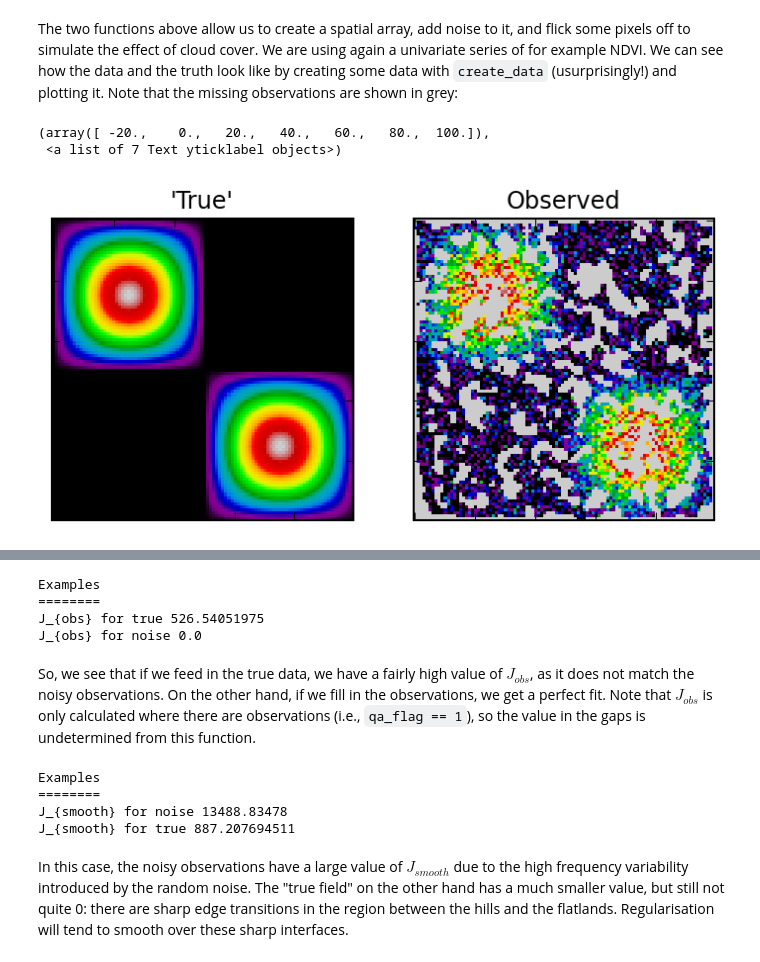
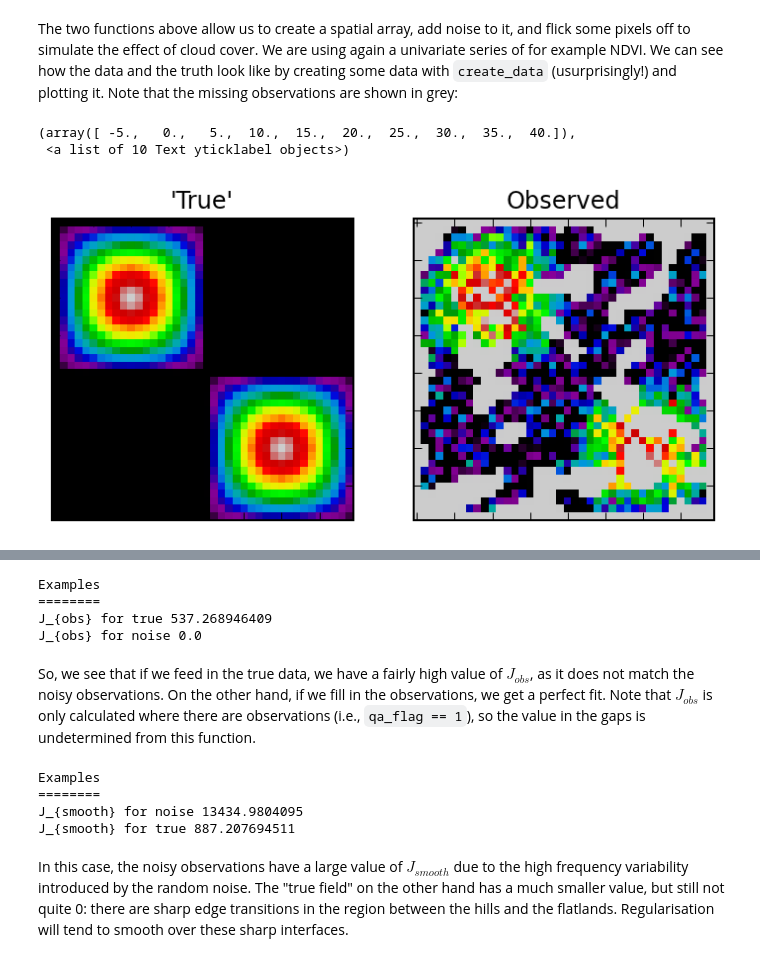
Before and after one commit to maxchernet/toy_eoldas, a Jupyter notebook: SpatialSmoothing.ipynb, the cells around one changed output, grey strips where cells are left out. Drawn from its saved outputs; the diff is of its cells as text; code cells hidden in the pictures.

```diff
--- a/SpatialSmoothing.ipynb
+++ b/SpatialSmoothing.ipynb
@@ -81,28 +84,28 @@ def create_data ( nr,nc,n_per=1, noise=0.15, obs_off=0.33, \
 # %% [markdown]
 The two functions above allow us to create a spatial array, add noise to it, and flick some pixels off to simulate the effect of cloud cover. We are using again a univariate series of for example NDVI. We can see how the data and the truth look like by creating some data with `create_data` (usurprisingly!) and plotting it. Note that the missing observations are shown in grey:
 # %%
-rows = 100
-cols = 100
+rows = 40
+cols = 40
 sigma_obs = 0.15
 rows, cols, ndvi_true, ndvi_obs, qa_flag = create_data ( rows, cols )
 
 cmap=plt.cm.spectral
 cmap.set_bad('0.8')
 plt.subplot ( 1,2,1 )
 plt.imshow ( ndvi_true, interpolation='nearest', vmin=0, vmax=1, cmap=cmap )
 plt.xticks(visible=False)
 plt.yticks(visible=False)
 plt.title("'True'")
 plt.subplot ( 1,2,2)
 plt.title("Observed")
 plt.imshow ( np.ma.array(ndvi_obs,mask=qa_flag==0), \
     interpolation='nearest', vmin=0, vmax=1, cmap=cmap )
 plt.xticks(visible=False)
 plt.yticks(visible=False)
 # %% [output]
-(array([ -20.,    0.,   20.,   40.,   60.,   80.,  100.]),
- <a list of 7 Text yticklabel objects>)
+(array([ -5.,   0.,   5.,  10.,  15.,  20.,  25.,  30.,  35.,  40.]),
+ <a list of 10 Text yticklabel objects>)
-[figure, old version]
+[figure, new version]
 # %% [markdown]
 From `NDVI_smooothing.ipynb`, we know what the assumptions are:
 
@@ -141,7 +144,7 @@ print "J_{obs} for noise",  fit_obs ( ndvi_obs, ndvi_obs, 0.15, qa_flag )[0]
 # %% [output]
 Examples
 ========
-J_{obs} for true 526.54051975
+J_{obs} for true 537.268946409
 J_{obs} for noise 0.0
 # %% [markdown]
 So, we see that if we feed in the true data, we have a fairly high value of $J_{obs}$, as it does not match the noisy observations. On the other hand, if we fill in the observations, we get a perfect fit. Note that $J_{obs}$ is only calculated where there are observations (i.e., `qa_flag == 1`), so the value in the gaps is undetermined from this function.
@@ -172,7 +175,7 @@ print "J_{smooth} for true",  fit_smoothness ( ndvi_true, .1 )[0]
 # %% [output]
 Examples
 ========
-J_{smooth} for noise 13488.83478
+J_{smooth} for noise 13434.9804095
 J_{smooth} for true 887.207694511
 # %% [markdown]
 In this case, the noisy observations have a large value of $J_{smooth}$ due to the high frequency variability introduced by the random noise. The "true field" on the other hand has a much smaller value, but still not quite 0: there are sharp edge transitions in the region between the hills and the flatlands. Regularisation will tend to smooth over these sharp interfaces.
```
Also changed, not shown: parts of 29 cells of this notebook.
